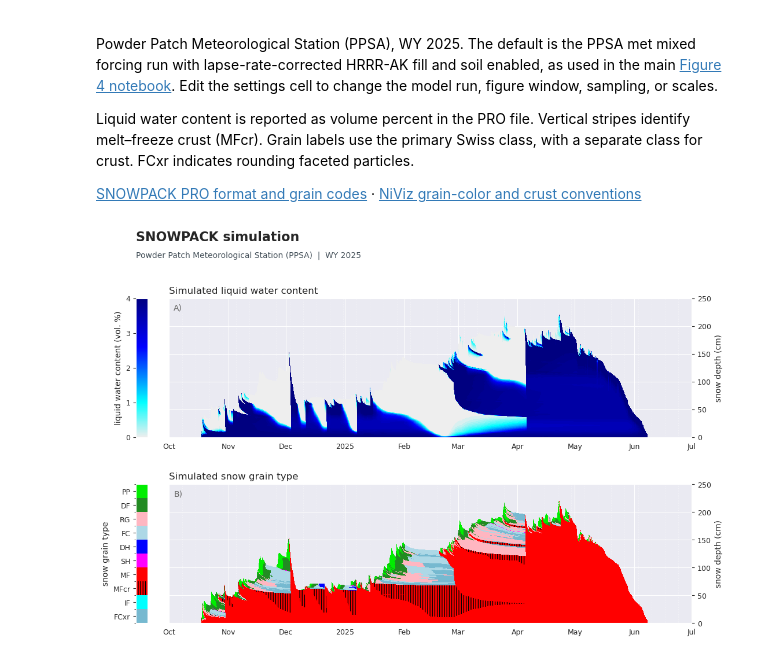
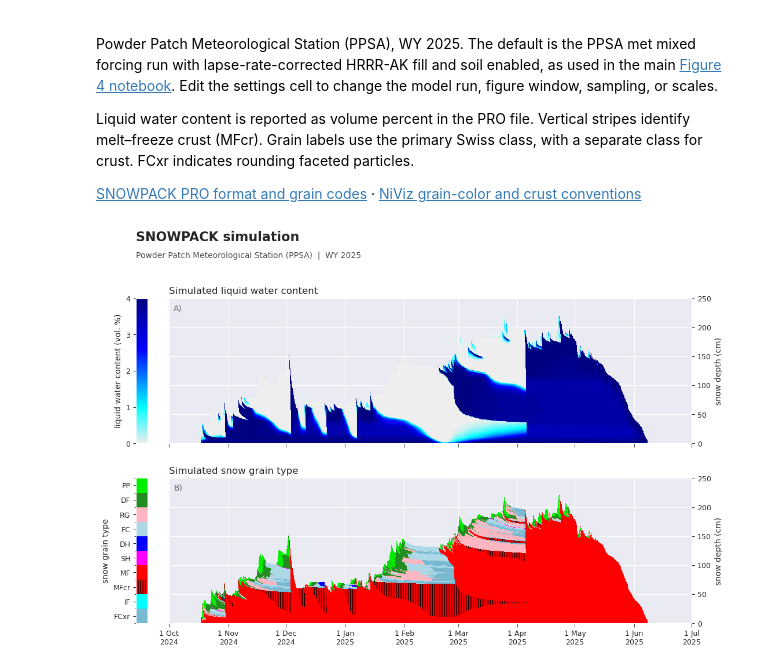
Before and after one commit to cassielumbrazo/juneau_snow_modeling_manuscript, a Jupyter notebook: figures/notebooks/figure7_publication.ipynb, the cells around one changed output. Saved outputs shown, nothing was run; the diff lists cells and outputs as text; code cells hidden in the pictures.

Commit message:
Update manuscript figures and add snowpack comparisons

```diff
--- a/figures/notebooks/figure7_publication.ipynb
+++ b/figures/notebooks/figure7_publication.ipynb
@@ -35,11 +35,16 @@ color_limits = {}  # Set per-variable limits to override the NiViz-style scales.
 output_dir = root / 'figures/files'
 # %%
 profiles, cadence = read_profiles(pro_path, *window, variables, sample_hours=sample_hours)
-fig = plot_profiles(profiles, cadence, variables, window,
-                    heading='SNOWPACK simulation',
-                    subtitle='Powder Patch Meteorological Station (PPSA)  |  WY 2025',
-                    depth_max=depth_max, color_limits=color_limits)
+plot_options = dict(
+    heading='SNOWPACK simulation',
+    subtitle='Powder Patch Meteorological Station (PPSA)  |  WY 2025',
+    depth_max=depth_max,
+    color_limits=color_limits,
+    monthly_date_ticks=True,
+    timeline_hspace=0.24,
+)
+fig = plot_profiles(profiles, cadence, variables, window, **plot_options)
 save_figure(fig, output_dir, 'figure7_publication')
 plt.show()
 # %% [output]
-[figure, old version]
+[figure, new version]
```
Also changed, not shown: parts of 3 cells of this notebook, 27 other files.
